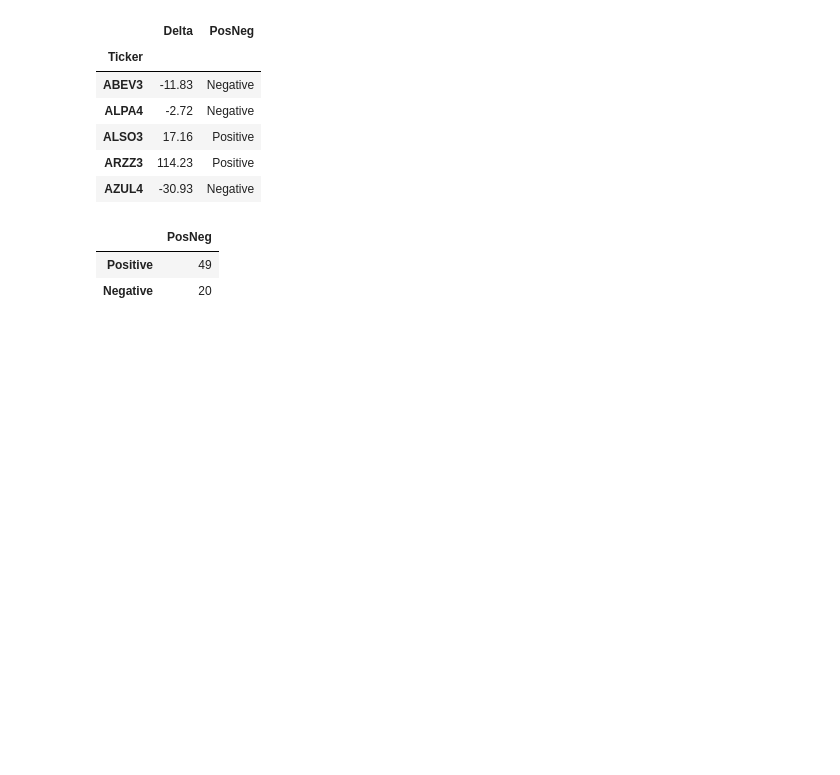
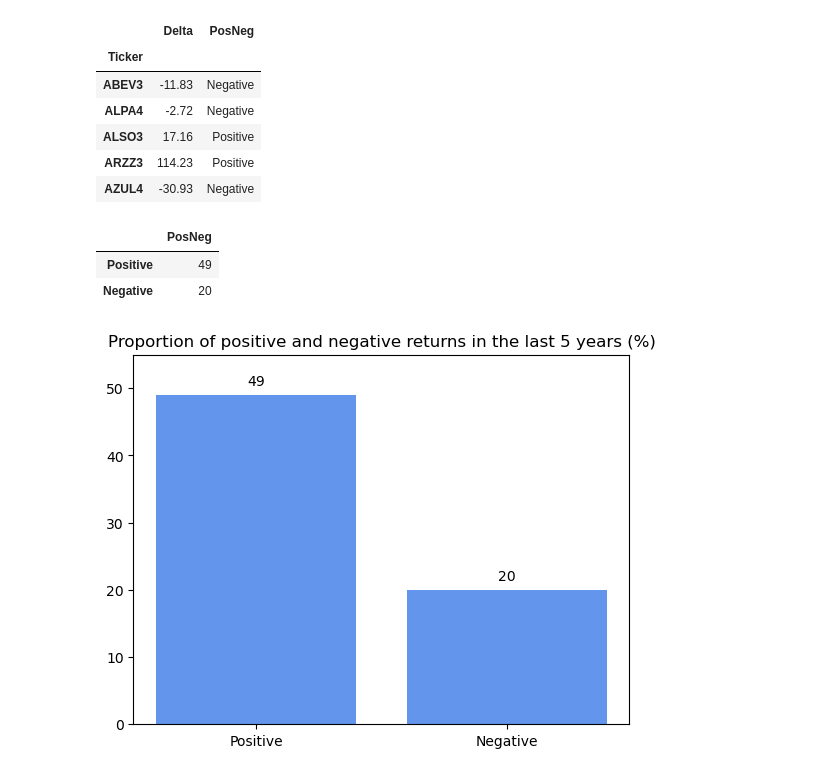
Before and after one commit to fabiopri/ibovespa_returns, a Jupyter notebook: ibovespa_returns.ipynb, the cells around one changed output. Drawn from its saved outputs; the diff is of its cells as text; code cells hidden in the pictures; blank space fills up the shorter version.

```diff
--- a/ibovespa_returns.ipynb
+++ b/ibovespa_returns.ipynb
@@ -285,6 +320,19 @@ PosNeg
 |  | PosNeg |
 | Positive | 49 |
 | Negative | 20 |
+# %%
+# Plotting
+fig, ax = plt.subplots()
+
+bars = ax.bar(PosNeg.index, PosNeg['PosNeg'], color='cornflowerblue')
+ax.set_title('Proportion of positive and negative returns in the last 5 years (%)')
+
+ax.bar_label(bars, padding=5)
+ax.set_ylim(0, 55)
+
+plt.show()
+# %% [output]
+[figure, added]
 # %%
 fig = go.Figure()
 
```
Also changed, not shown: parts of 9 cells of this notebook.
